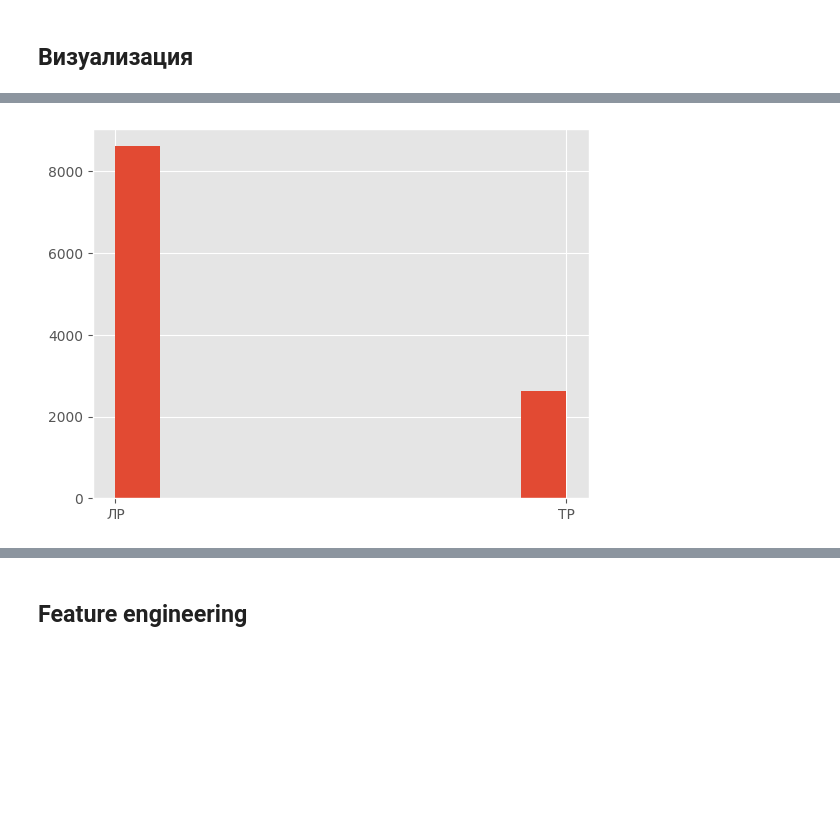
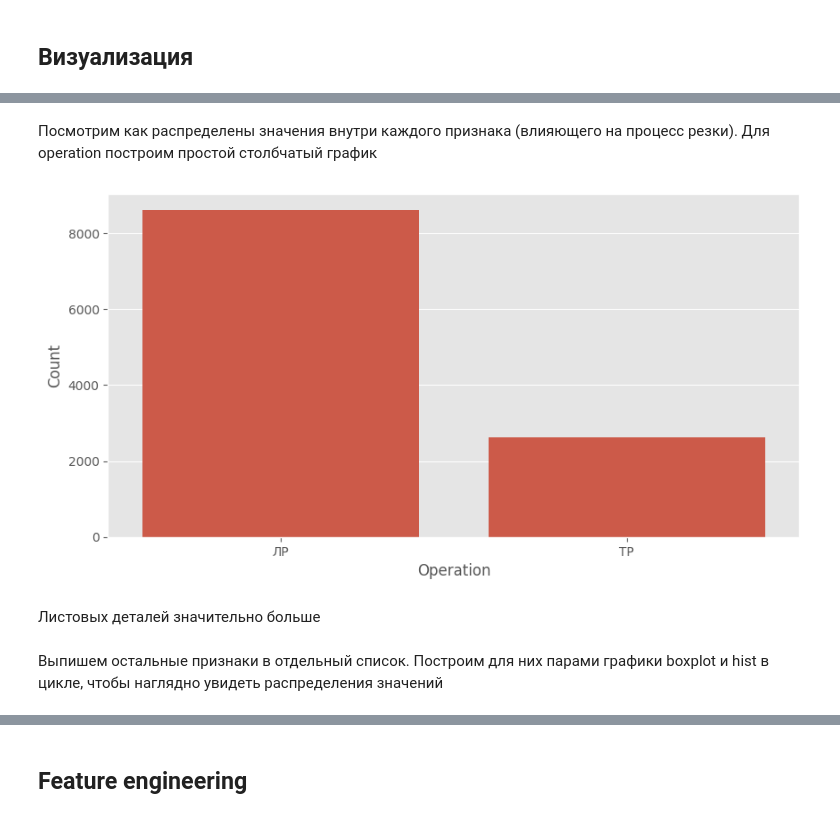
Before and after one commit to MikhailBuimov/laser_cutting, a Jupyter notebook: notebooks/laser_cutting_EDA .ipynb, the cells around one changed output, grey strips where cells are left out. Drawn from its saved outputs; the diff is of its cells as text; code cells hidden in the pictures; blank space fills up the shorter version.

```diff
--- a/notebooks/laser_cutting_EDA .ipynb
+++ b/notebooks/laser_cutting_EDA .ipynb
@@ -689,7 +723,7 @@ def convert_to_seconds(time_str):
 
     return int(total_seconds)
 # %%
-cutting['converted_Time']=cutting['Time'].apply(lambda x: convert_to_seconds(x))
+cutting.loc[:, 'converted_Time']=cutting['Time'].apply(convert_to_seconds)
 # %% [output]
 Ошибка парсинга: time data '5мм\\Лист гк т' does not match format '%H:%M:%S'
 Ошибка парсинга: time data 'т' does not match format '%H:%M:%S'
@@ -759,3 +773,0 @@ def get_th_group(th):
-# %%
-cutting['th_group'] = cutting['thickness'].apply(lambda x: get_th_group(x))
-cutting[cutting['converted_Time'].isna()]
@@ -778,13 +774,13 @@ Index(['Part_name', 'Material', 'Operation', 'hash', 'Time', 'Width', 'Length',
 # %%
-cutting['avg_group_time'] = (cutting
-                             .groupby(['th_group', 'material_mark'])['converted_Time']
+cutting.loc[:,'avg_group_time'] = (cutting
+                             .groupby(['thickness', 'material_mark'])['converted_Time']
                              .transform(lambda x: x.mean())
 )
 
 
-cutting['avg_group_length'] = (cutting
-                             .groupby(['th_group', 'material_mark'])['Cut_length']
+cutting.loc[:,'avg_group_length'] = (cutting
+                             .groupby(['thickness', 'material_mark'])['Cut_length']
                              .transform(lambda x: x.mean())
 )
 
-cutting['avg_group_speed'] = cutting['avg_group_length'] / cutting['avg_group_time']
+cutting.loc[:,'avg_group_speed'] = cutting['avg_group_length'] / cutting['avg_group_time']
@@ -813,0 +826,5 @@ cutting[cutting['avg_group_speed'].isna()]
+# %%
+cutting.loc[cutting['avg_group_speed'].isna(), 'avg_group_speed'] = (cutting
+                             .groupby(['material_mark'])['avg_group_speed']
+                             .transform(lambda x: x.mean())
+                                             )
@@ -1004,7 +1008,18 @@ Index(['Part_name', 'Material', 'Operation', 'hash', 'Time', 'Width', 'Length',
+# %% [markdown]
+Посмотрим как распределены значения внутри каждого признака (влияющего на процесс резки). Для operation построим простой столбчатый график
 # %%
-plt.hist(cutting['Operation']);
+fig, ax = plt.subplots(figsize=(10,5))
+
+sns.barplot(data=cutting, x=cutting['Operation'], ax=ax,
+            y=cutting.groupby(by=['Operation'])['Operation'].transform('count'))
+
+ax.set_ylabel("Count");
 # %% [output]
-[figure, old version]
+[figure, new version]
+# %% [markdown]
+Листовых деталей значительно больше
+# %% [markdown]
+Выпишем остальные признаки в отдельный список. Построим для них парами графики boxplot и hist в цикле, чтобы наглядно увидеть распределения значений
 # %%
 cols = ['Width', 'Length', 'Cut_length', 'Cut_quantity',
         'material_mark', 'thickness', 'converted_Time',
```
Also changed, not shown: parts of 210 cells of this notebook, 3 other files.
